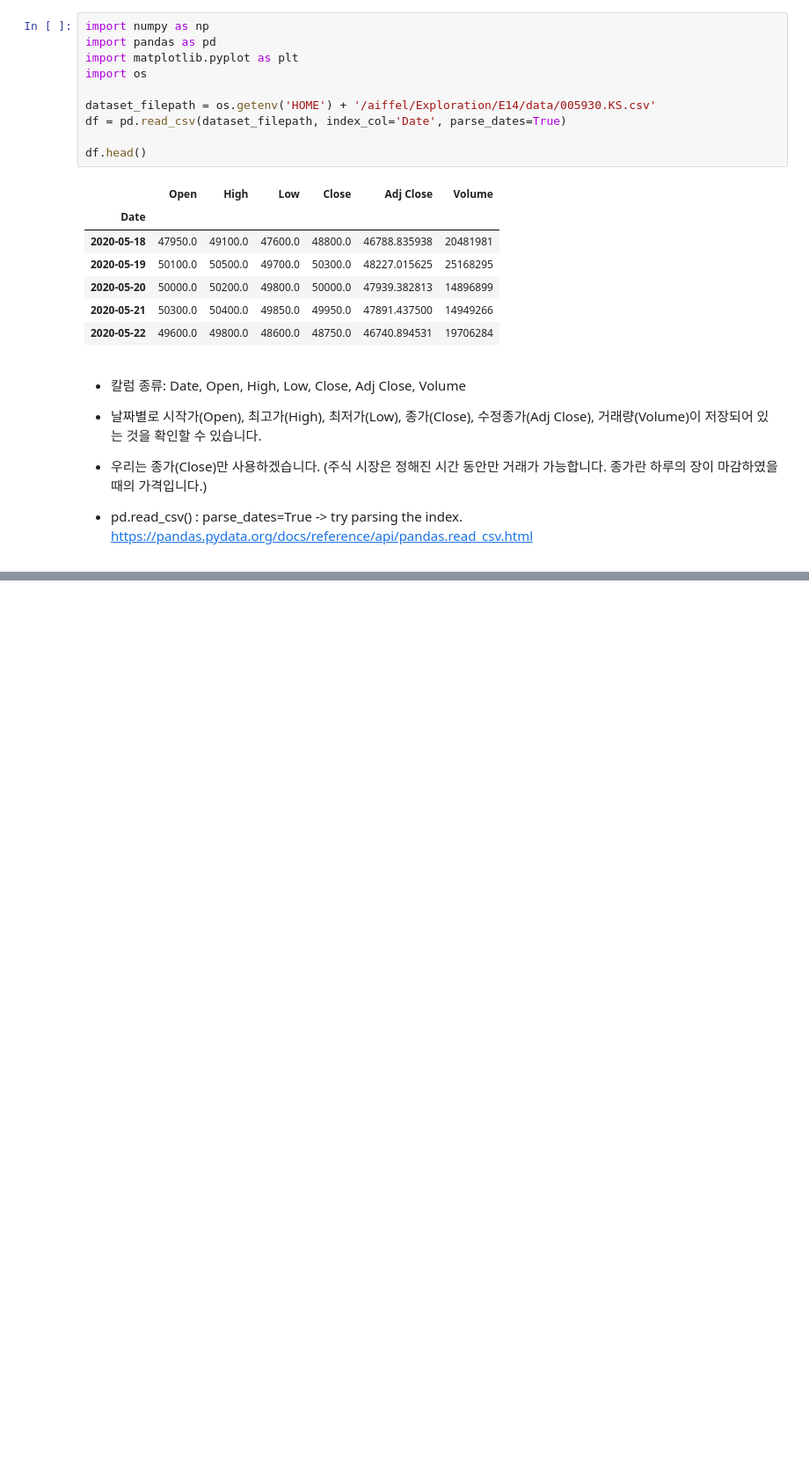
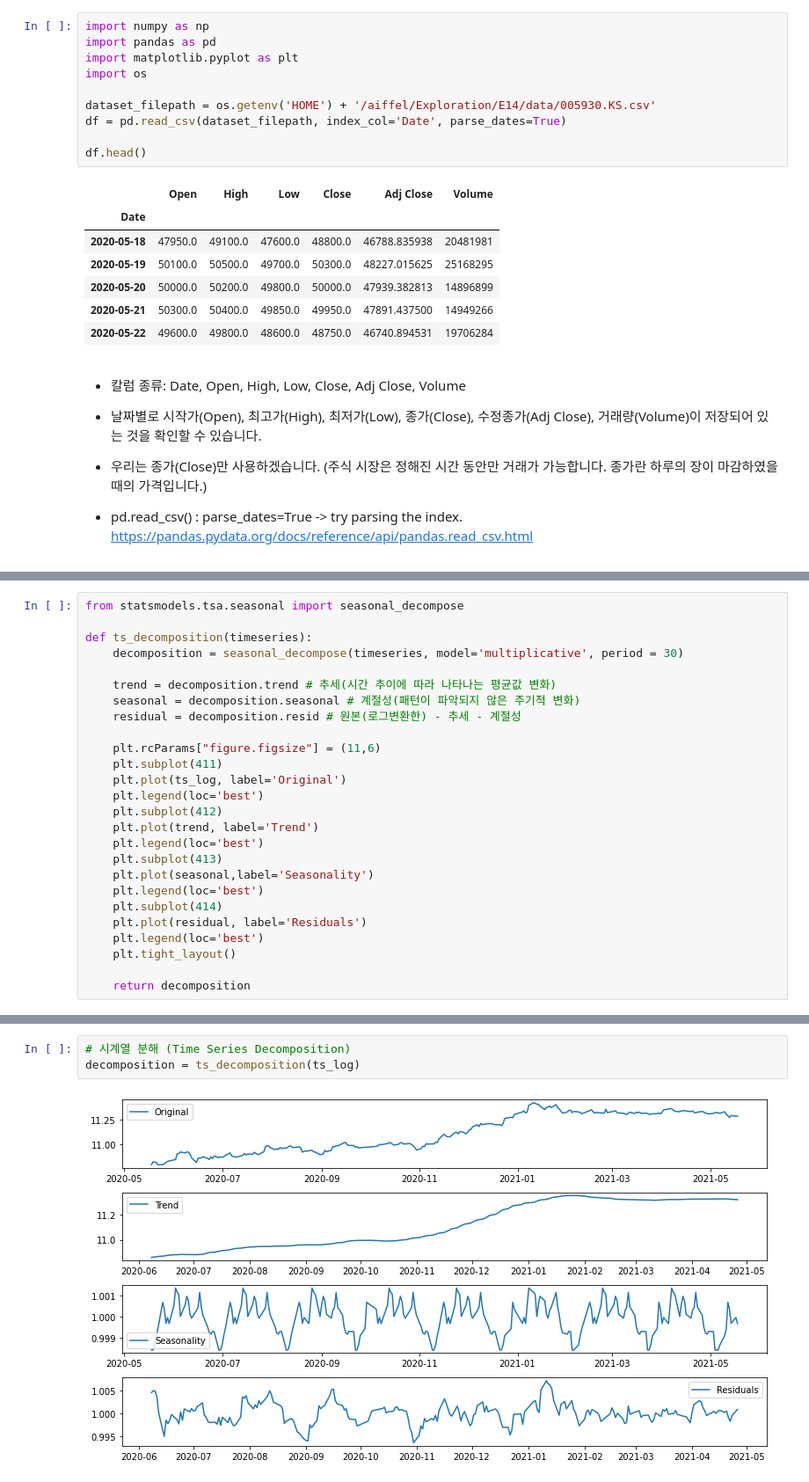
Before and after one commit to seungmiya13/LMS-Exploration, a Jupyter notebook: E14/stock_prediction.ipynb, the cells around one changed output, grey strips where cells are left out. Shown at 88% size. Saved outputs shown, nothing was run; the diff lists cells and outputs as text; blank space fills up the shorter version.

```diff
--- a/E14/stock_prediction.ipynb
+++ b/E14/stock_prediction.ipynb
@@ -55,0 +184,26 @@ Name: Close, dtype: float64
+# %%
+from statsmodels.tsa.seasonal import seasonal_decompose
+
+def ts_decomposition(timeseries):
+    decomposition = seasonal_decompose(timeseries, model='multiplicative', period = 30)
+
+    trend = decomposition.trend # 추세(시간 추이에 따라 나타나는 평균값 변화)
+    seasonal = decomposition.seasonal # 계절성(패턴이 파악되지 않은 주기적 변화)
+    residual = decomposition.resid # 원본(로그변환한) - 추세 - 계절성
+
+    plt.rcParams["figure.figsize"] = (11,6)
+    plt.subplot(411)
+    plt.plot(ts_log, label='Original')
+    plt.legend(loc='best')
+    plt.subplot(412)
+    plt.plot(trend, label='Trend')
+    plt.legend(loc='best')
+    plt.subplot(413)
+    plt.plot(seasonal,label='Seasonality')
+    plt.legend(loc='best')
+    plt.subplot(414)
+    plt.plot(residual, label='Residuals')
+    plt.legend(loc='best')
+    plt.tight_layout()
+
+    return decomposition
@@ -55,0 +218,5 @@ Name: Close, dtype: float64
+# %%
+# 시계열 분해 (Time Series Decomposition)
+decomposition = ts_decomposition(ts_log)
+# %% [output]
+[figure, added]
```
Also changed, not shown: parts of 50 cells of this notebook, 3 other files.
